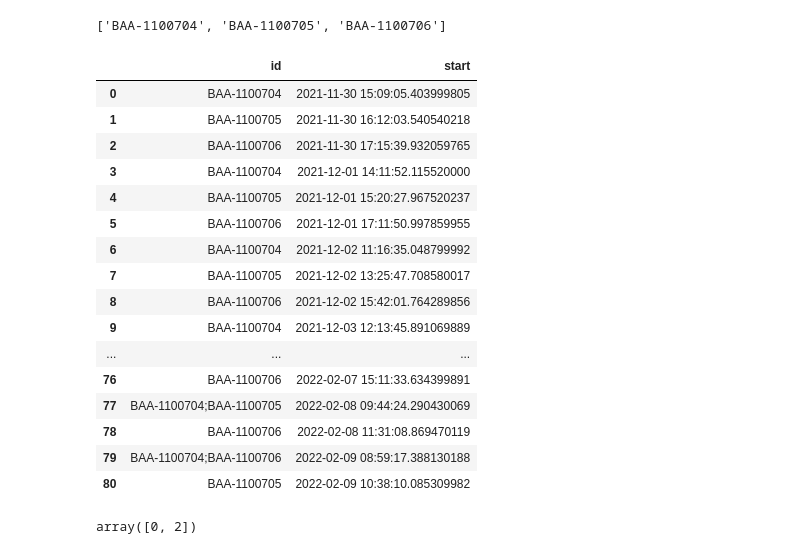
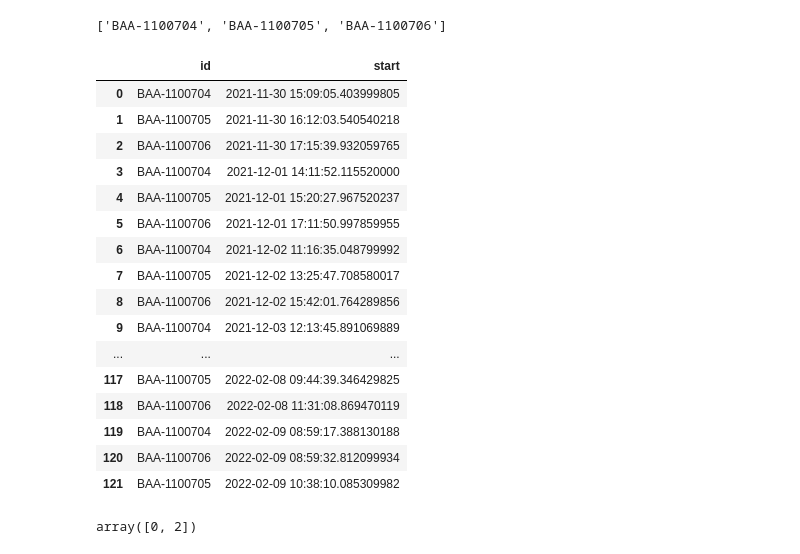
Before and after one commit to SainsburyWellcomeCentre/aeon_mecha, a Jupyter notebook: docs/examples/social.ipynb, the cells around one changed output. Drawn from its saved outputs; the diff is of its cells as text; code cells hidden in the pictures.

```diff
--- a/docs/examples/social.ipynb
+++ b/docs/examples/social.ipynb
@@ -91,25 +91,25 @@ df.id = df.id.apply(helpers.fixID, valid_ids=valid_ids)
 helpers.mergeSocial(df)
 helpers.merge(df)
 # %%
-df.loc[:,['id','start']]
+sessdf.loc[:,['id','start']]
 # %% [output]
 |  | id | start |
 | 0 | BAA-1100704 | 2021-11-30 15:09:05.403999805 |
 | 1 | BAA-1100705 | 2021-11-30 16:12:03.540540218 |
 | 2 | BAA-1100706 | 2021-11-30 17:15:39.932059765 |
 | 3 | BAA-1100704 | 2021-12-01 14:11:52.115520000 |
 | 4 | BAA-1100705 | 2021-12-01 15:20:27.967520237 |
 | 5 | BAA-1100706 | 2021-12-01 17:11:50.997859955 |
 | 6 | BAA-1100704 | 2021-12-02 11:16:35.048799992 |
 | 7 | BAA-1100705 | 2021-12-02 13:25:47.708580017 |
 | 8 | BAA-1100706 | 2021-12-02 15:42:01.764289856 |
 | 9 | BAA-1100704 | 2021-12-03 12:13:45.891069889 |
 | ... | ... | ... |
-| 76 | BAA-1100706 | 2022-02-07 15:11:33.634399891 |
-| 77 | BAA-1100704;BAA-1100705 | 2022-02-08 09:44:24.290430069 |
-| 78 | BAA-1100706 | 2022-02-08 11:31:08.869470119 |
-| 79 | BAA-1100704;BAA-1100706 | 2022-02-09 08:59:17.388130188 |
-| 80 | BAA-1100705 | 2022-02-09 10:38:10.085309982 |
+| 117 | BAA-1100705 | 2022-02-08 09:44:39.346429825 |
+| 118 | BAA-1100706 | 2022-02-08 11:31:08.869470119 |
+| 119 | BAA-1100704 | 2022-02-09 08:59:17.388130188 |
+| 120 | BAA-1100706 | 2022-02-09 08:59:32.812099934 |
+| 121 | BAA-1100705 | 2022-02-09 10:38:10.085309982 |
 # %%
 np.where([True, False, True])[0]
 # %% [output]
```
Also changed, not shown: 3 other files.
